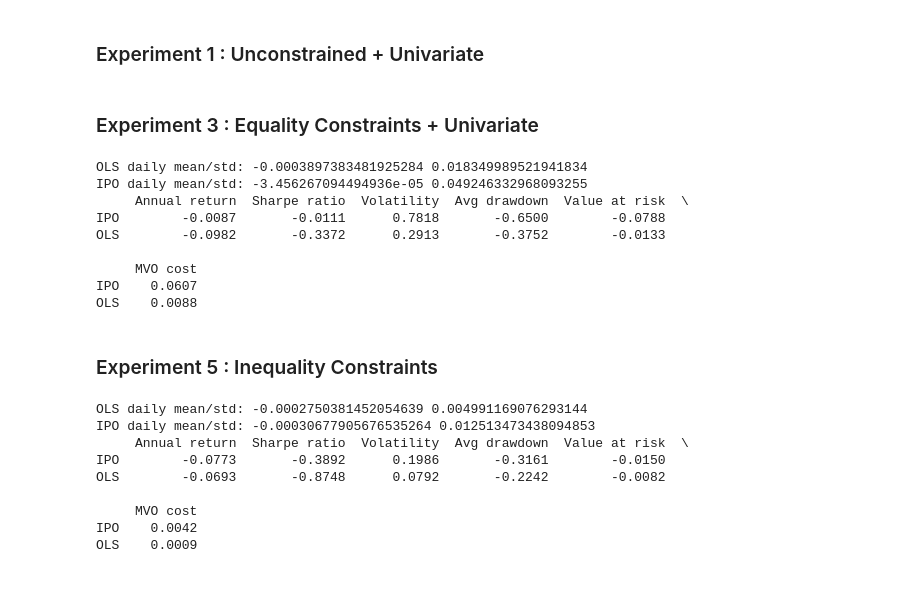
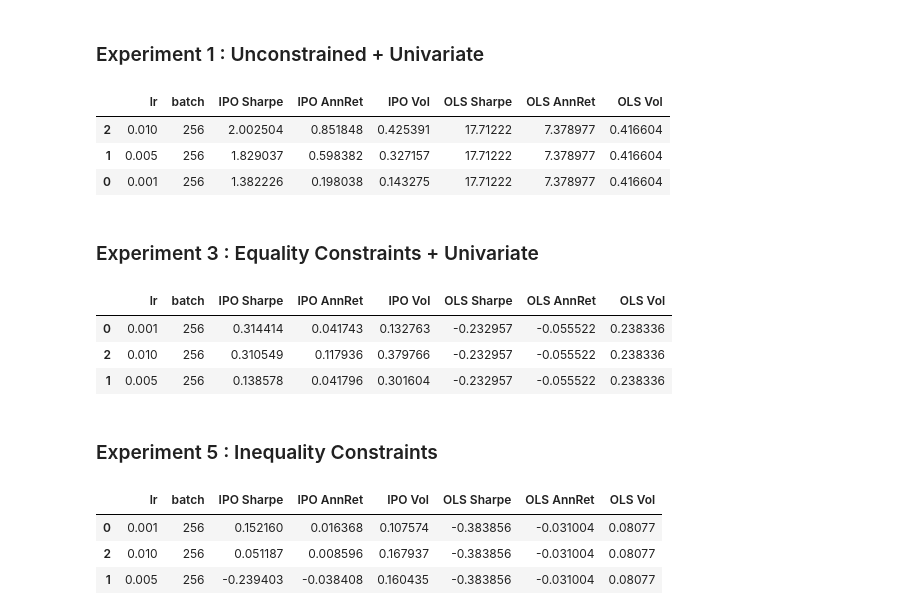
Before and after one commit to taekyounglee1224/cvxpy-portfolio-lab, a Jupyter notebook: IP-MVO/main.ipynb, the cells around one changed output. Drawn from its saved outputs; the diff is of its cells as text; code cells hidden in the pictures; blank space fills up the shorter version.

```diff
--- a/IP-MVO/main.ipynb
+++ b/IP-MVO/main.ipynb
@@ -65,8 +65,8 @@ EPS = 1e-6
 init_w = 252
 
 DELTA = 50.0          # 논문 δ=50
-REFIT_YEARS = 2       # 2년마다 refit
-INIT_TRAIN_YEARS = 14 # 논문은 14년 initial train (우리도 2000~ 기준으로 맞춤)
+REFIT_YEARS = 1       # 논문 2년마다 refit
+INIT_TRAIN_YEARS = 10 # 논문은 14년 initial train
 
 TORCH_DTYPE = torch.double
 DEVICE = "cpu"
@@ -267,11 +284,11 @@ def backtest_exp_i_univariate_unconstrained(
     trainable_blocks = []
     for (b_start, b_end) in blocks:
         in_block = (dates_bt >= b_start) & (dates_bt < b_end)
-        train_mask = (dates_bt < b_start)
-
         if in_block.sum() == 0:
             continue
-        if train_mask.sum() < 500:
+
+        train_mask = (dates_bt < b_start)
+        if train_mask.sum() == 0:
             continue
 
         trainable_blocks.append((b_start, b_end))
@@ -281,9 +298,9 @@ def backtest_exp_i_univariate_unconstrained(
     port_ols = pd.Series(index=dates_bt, dtype=float)
     port_ipo = pd.Series(index=dates_bt, dtype=float)
 
-    X_torch = torch.tensor(X_np, dtype=TORCH_DTYPE)
-    Y_torch = torch.tensor(Y_np, dtype=TORCH_DTYPE)
-    L_torch = torch.tensor(L_bt, dtype=TORCH_DTYPE)
+    X_torch = torch.tensor(X_np, dtype=TORCH_DTYPE, device=DEVICE)
+    Y_torch = torch.tensor(Y_np, dtype=TORCH_DTYPE, device=DEVICE)
+    L_torch = torch.tensor(L_bt, dtype=TORCH_DTYPE, device=DEVICE)
 
     for bi, (b_start, b_end) in enumerate(trainable_blocks, start=1):
         in_block = (dates_bt >= b_start) & (dates_bt < b_end)
@@ -291,7 +308,7 @@ def backtest_exp_i_univariate_unconstrained(
             continue
 
         train_mask = (dates_bt < b_start)
-        if train_mask.sum() < 500:
+        if train_mask.sum() == 0:
             continue
 
         X_tr = X_np[train_mask]
@@ -307,8 +324,8 @@ def backtest_exp_i_univariate_unconstrained(
         b_idx = np.where(in_block)[0]
 
         with torch.no_grad():
-            theta_ols_t = torch.tensor(theta_ols, dtype=TORCH_DTYPE)
-            theta_ipo_t = torch.tensor(theta_ipo, dtype=TORCH_DTYPE)
+            theta_ols_t = torch.tensor(theta_ols, dtype=TORCH_DTYPE, device=DEVICE)
+            theta_ipo_t = torch.tensor(theta_ipo, dtype=TORCH_DTYPE, device=DEVICE)
 
             mu_ols = X_torch[b_idx] * theta_ols_t
             mu_ipo = X_torch[b_idx] * theta_ipo_t
@@ -368,35 +385,37 @@ def make_table5(port_ipo: pd.Series, port_ols: pd.Series, delta: float = 50.0, v
     return table
 # %%
 grid = [
-    {"lr":0.001, "batch":128},
     {"lr":0.001,  "batch":256},
-    {"lr":0.005,  "batch":128},
     {"lr":0.005,  "batch":256},
-    {"lr":0.01,  "batch":128},
     {"lr":0.01,  "batch":256},
 ]
 
 rows = []
 for g in grid:
     port_ols, port_ipo = backtest_exp_i_univariate_unconstrained(
         trend_df2=trend_df2, ret_df=ret_df, Lhat2=Lhat2, dates2=dates2,
         delta=DELTA, lr=g["lr"], epochs=120, batch_size=g["batch"], seed=0
     )
     table = make_table5(port_ipo=port_ipo, port_ols=port_ols, delta=DELTA, var_q=0.05)
 
     rows.append({
         "lr": g["lr"],
         "batch": g["batch"],
         "IPO Sharpe": table.loc["IPO","Sharpe ratio"],
         "IPO AnnRet": table.loc["IPO","Annual return"],
         "IPO Vol": table.loc["IPO","Volatility"],
         "OLS Sharpe": table.loc["OLS","Sharpe ratio"],
         "OLS AnnRet": table.loc["OLS","Annual return"],
         "OLS Vol": table.loc["OLS","Volatility"],
     })
 
 result_df = pd.DataFrame(rows).sort_values(["IPO Sharpe"], ascending=False)
 display(result_df)
+# %% [output]
+|  | lr | batch | IPO Sharpe | IPO AnnRet | IPO Vol | OLS Sharpe | OLS AnnRet | OLS Vol |
+| 2 | 0.010 | 256 | 2.002504 | 0.851848 | 0.425391 | 17.71222 | 7.378977 | 0.416604 |
+| 1 | 0.005 | 256 | 1.829037 | 0.598382 | 0.327157 | 17.71222 | 7.378977 | 0.416604 |
+| 0 | 0.001 | 256 | 1.382226 | 0.198038 | 0.143275 | 17.71222 | 7.378977 | 0.416604 |
 # %% [markdown]
 ### Experiment 3 : Equality Constraints + Univariate
 # %%
@@ -647,11 +666,8 @@ def make_table5(port_ipo: pd.Series, port_ols: pd.Series, delta: float = 50.0, v
     return table
 # %%
 grid = [
-    {"lr":0.001, "batch":128},
     {"lr":0.001,  "batch":256},
-    {"lr":0.005,  "batch":128},
     {"lr":0.005,  "batch":256},
-    {"lr":0.01,  "batch":128},
     {"lr":0.01,  "batch":256},
 ]
 
@@ -677,15 +693,10 @@ for g in grid:
 result_df = pd.DataFrame(rows).sort_values(["IPO Sharpe"], ascending=False)
 display(result_df)
 # %% [output]
-OLS daily mean/std: -0.0003897383481925284 0.018349989521941834
-IPO daily mean/std: -3.456267094494936e-05 0.049246332968093255
-     Annual return  Sharpe ratio  Volatility  Avg drawdown  Value at risk  \
-IPO        -0.0087       -0.0111      0.7818       -0.6500        -0.0788
-OLS        -0.0982       -0.3372      0.2913       -0.3752        -0.0133
-
-     MVO cost
-IPO    0.0607
-OLS    0.0088
+|  | lr | batch | IPO Sharpe | IPO AnnRet | IPO Vol | OLS Sharpe | OLS AnnRet | OLS Vol |
+| 0 | 0.001 | 256 | 0.314414 | 0.041743 | 0.132763 | -0.232957 | -0.055522 | 0.238336 |
+| 2 | 0.010 | 256 | 0.310549 | 0.117936 | 0.379766 | -0.232957 | -0.055522 | 0.238336 |
+| 1 | 0.005 | 256 | 0.138578 | 0.041796 | 0.301604 | -0.232957 | -0.055522 | 0.238336 |
 # %% [markdown]
 ### Experiment 5 : Inequality Constraints
 # %%
@@ -940,11 +951,8 @@ def make_table5(port_ipo: pd.Series, port_ols: pd.Series, delta: float = 50.0, v
     return table
 # %%
 grid = [
-    {"lr":0.001, "batch":128},
     {"lr":0.001,  "batch":256},
-    {"lr":0.005,  "batch":128},
     {"lr":0.005,  "batch":256},
-    {"lr":0.01,  "batch":128},
     {"lr":0.01,  "batch":256},
 ]
 
@@ -971,12 +979,7 @@ for g in grid:
 result_df = pd.DataFrame(rows).sort_values(["IPO Sharpe"], ascending=False)
 display(result_df)
 # %% [output]
-OLS daily mean/std: -0.0002750381452054639 0.004991169076293144
-IPO daily mean/std: -0.00030677905676535264 0.012513473438094853
-     Annual return  Sharpe ratio  Volatility  Avg drawdown  Value at risk  \
-IPO        -0.0773       -0.3892      0.1986       -0.3161        -0.0150
-OLS        -0.0693       -0.8748      0.0792       -0.2242        -0.0082
-
-     MVO cost
-IPO    0.0042
-OLS    0.0009
+|  | lr | batch | IPO Sharpe | IPO AnnRet | IPO Vol | OLS Sharpe | OLS AnnRet | OLS Vol |
+| 0 | 0.001 | 256 | 0.152160 | 0.016368 | 0.107574 | -0.383856 | -0.031004 | 0.08077 |
+| 2 | 0.010 | 256 | 0.051187 | 0.008596 | 0.167937 | -0.383856 | -0.031004 | 0.08077 |
+| 1 | 0.005 | 256 | -0.239403 | -0.038408 | 0.160435 | -0.383856 | -0.031004 | 0.08077 |
```
Also changed, not shown: parts of 4 cells of this notebook.
